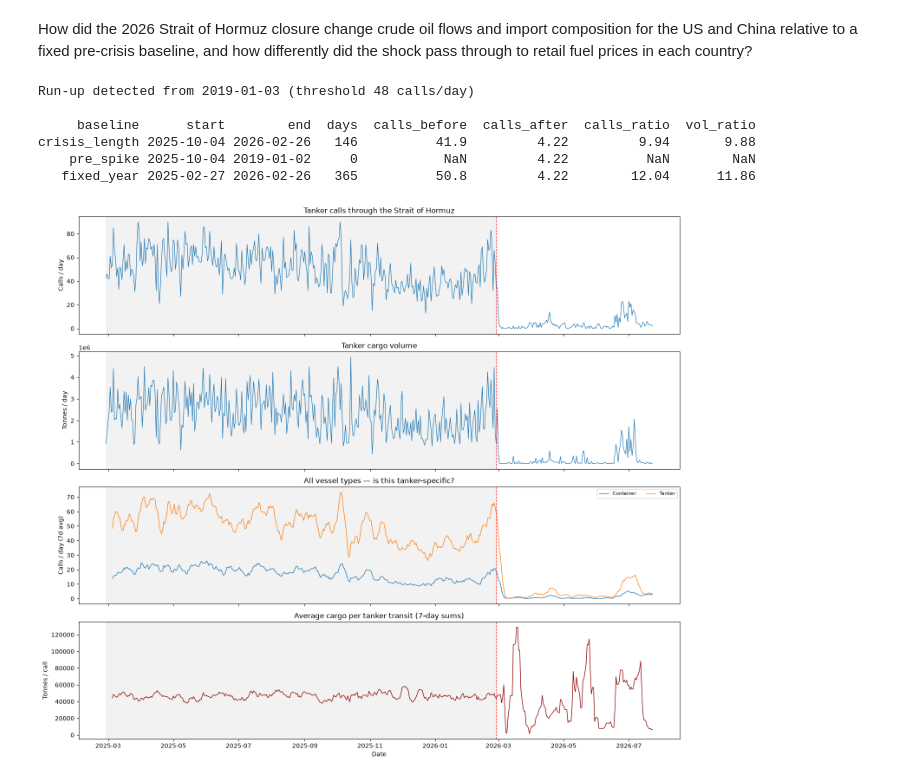
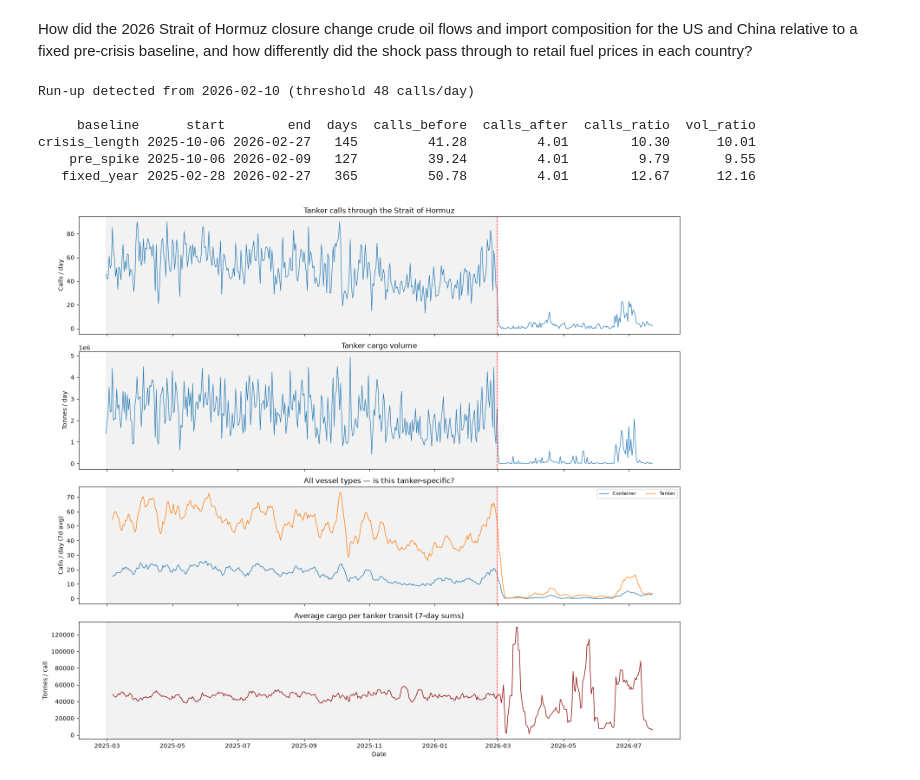
Before and after one commit to chaboihenry/oil-research, a Jupyter notebook: scripts/data_analysis.ipynb, the cells around one changed output. Saved outputs shown, nothing was run; the diff lists cells and outputs as text; code cells hidden in the pictures.

```diff
--- a/scripts/data_analysis.ipynb
+++ b/scripts/data_analysis.ipynb
@@ -22,10 +23,11 @@ FIGS_OUT = 'C:\\Users\\henry\\Desktop\\Programming and Networking\\Personal Proj
 TRANSITS_CSV = ROOT_DIR / 'data' / 'processed' / 'hormuz-transits-daily.csv'
 transits_df = pd.read_csv(TRANSITS_CSV, parse_dates=['DateTime'])
 
-strait_closure = pd.to_datetime('2026-02-27')
+strait_closure = pd.to_datetime('2026-02-28')
 end = transits_df['DateTime'].max()
 crisis_days = (end - strait_closure).days
 crisis = transits_df[transits_df['DateTime'] >= strait_closure]
+winter_end = strait_closure - pd.DateOffset(weeks=3)
 
 # Where does the pre-closure run-up begin?
 winter = transits_df[
@@ -34,6 +36,7 @@ winter = transits_df[
 ]
 spike_threshold = winter['Tanker_calls'].quantile(0.90)
 run_up = transits_df[
+    (transits_df['DateTime'] >= winter_end) &
     (transits_df['DateTime'] < strait_closure) &
     (transits_df['Tanker_calls'] > spike_threshold)
 ]
@@ -50,6 +53,7 @@ baselines = {
 }
 rows = []
 for label, (b_start, b_end) in baselines.items():
+    assert b_end > b_start, f"{label}: {b_start.date()} → {b_end.date()}"
     base = transits_df[
         (transits_df['DateTime'] >= b_start) & (transits_df['DateTime'] <= b_end)
     ]
@@ -83,36 +87,36 @@ ax1, ax2, ax3, ax4 = axes
 ax1.plot(window['DateTime'], window['Tanker_calls'], linewidth=0.9)
 ax1.set_ylabel("Calls / day")
 ax1.set_title("Tanker calls through the Strait of Hormuz")
 ax2.plot(window['DateTime'], window['Tanker_volume'], linewidth=0.9)
 ax2.set_ylabel("Tonnes / day")
 ax2.set_title("Tanker cargo volume")
 
 # Is the collapse tanker-specific, or did all shipping stop?
 for col in ['Container_calls', 'Dry Bulk_calls', 'General Cargo_calls', 'Tanker_calls']:
     if col in window.columns:
         ax3.plot(window['DateTime'], window[col].rolling(7).mean(),
                  linewidth=1, label=col.replace('_calls', ''))
 ax3.set_ylabel("Calls / day (7d avg)")
 ax3.set_title("All vessel types — is this tanker-specific?")
 ax3.legend(fontsize=8, ncol=4)
 
 # Measurement-error check
 ax4.plot(window['DateTime'], window['vol_per_call'], linewidth=1, color='darkred')
 ax4.set_ylabel("Tonnes / call")
 ax4.set_xlabel("Date")
 ax4.set_title("Average cargo per tanker transit (7-day sums)")
 for ax in axes:
     ax.axvline(strait_closure, color='red', linestyle='--', linewidth=1)
     ax.axvspan(*baselines['fixed_year'], color='grey', alpha=0.10)
 fig.tight_layout()
 fig.savefig(FIGS_OUT + "//hormuz-disruption-overview.png", dpi=150)
 plt.show()
 # %% [output]
-Run-up detected from 2019-01-03 (threshold 48 calls/day)
+Run-up detected from 2026-02-10 (threshold 48 calls/day)
 
      baseline      start        end  days  calls_before  calls_after  calls_ratio  vol_ratio
-crisis_length 2025-10-04 2026-02-26   146          41.9         4.22         9.94       9.88
-    pre_spike 2025-10-04 2019-01-02     0           NaN         4.22          NaN        NaN
-   fixed_year 2025-02-27 2026-02-26   365          50.8         4.22        12.04      11.86
+crisis_length 2025-10-06 2026-02-27   145         41.28         4.01        10.30      10.01
+    pre_spike 2025-10-06 2026-02-09   127         39.24         4.01         9.79       9.55
+   fixed_year 2025-02-28 2026-02-27   365         50.78         4.01        12.67      12.16
-[figure, old version]
+[figure, new version]
 # %%
```
Also changed, not shown: parts of 3 cells of this notebook, 4 other files.
